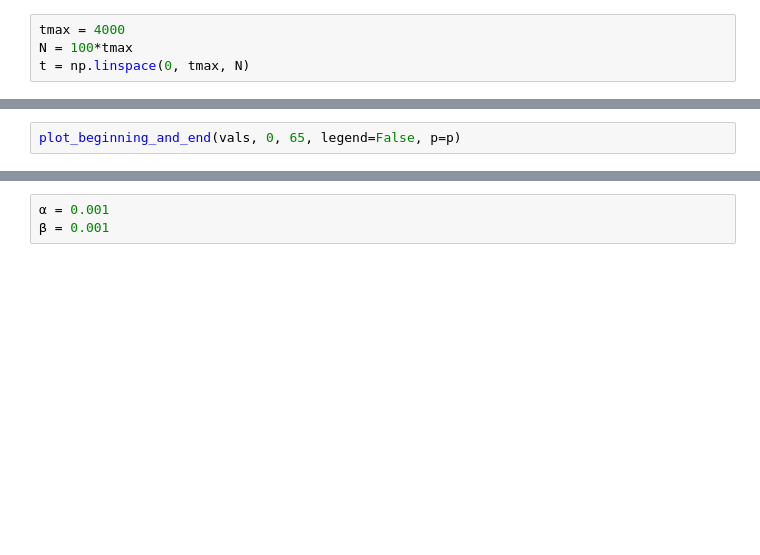
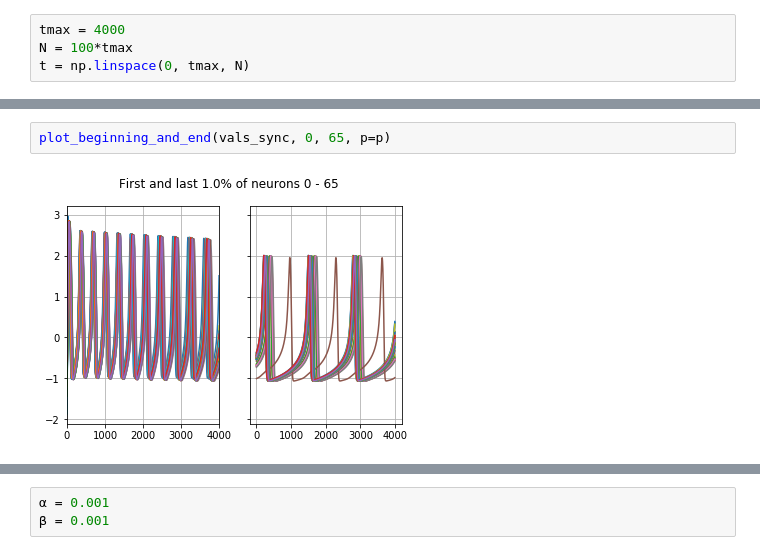
Before and after one commit to henmitch/chimera-2019, a Jupyter notebook: code/sim.ipynb, the cells around one changed output, grey strips where cells are left out. Saved outputs shown, nothing was run; the diff lists cells and outputs as text; blank space fills up the shorter version.

```diff
--- a/code/sim.ipynb
+++ b/code/sim.ipynb
@@ -137,3 +176,5 @@ p = 0.0025
 # %%
-plot_beginning_and_end(vals, 0, 65, legend=False, p=p)
+plot_beginning_and_end(vals_sync, 0, 65, p=p)
+# %% [output]
+[figure, added]
 # %%
```
Also changed, not shown: parts of 33 cells of this notebook.
